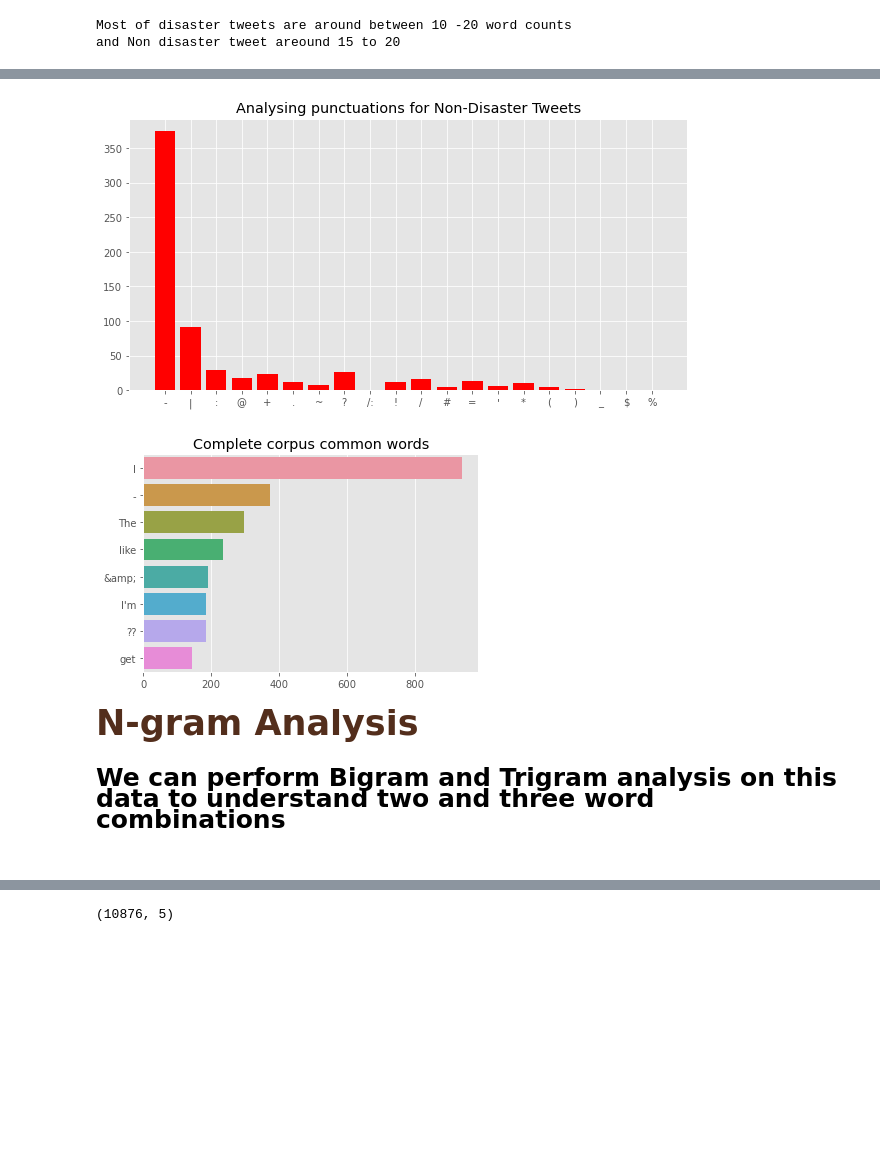
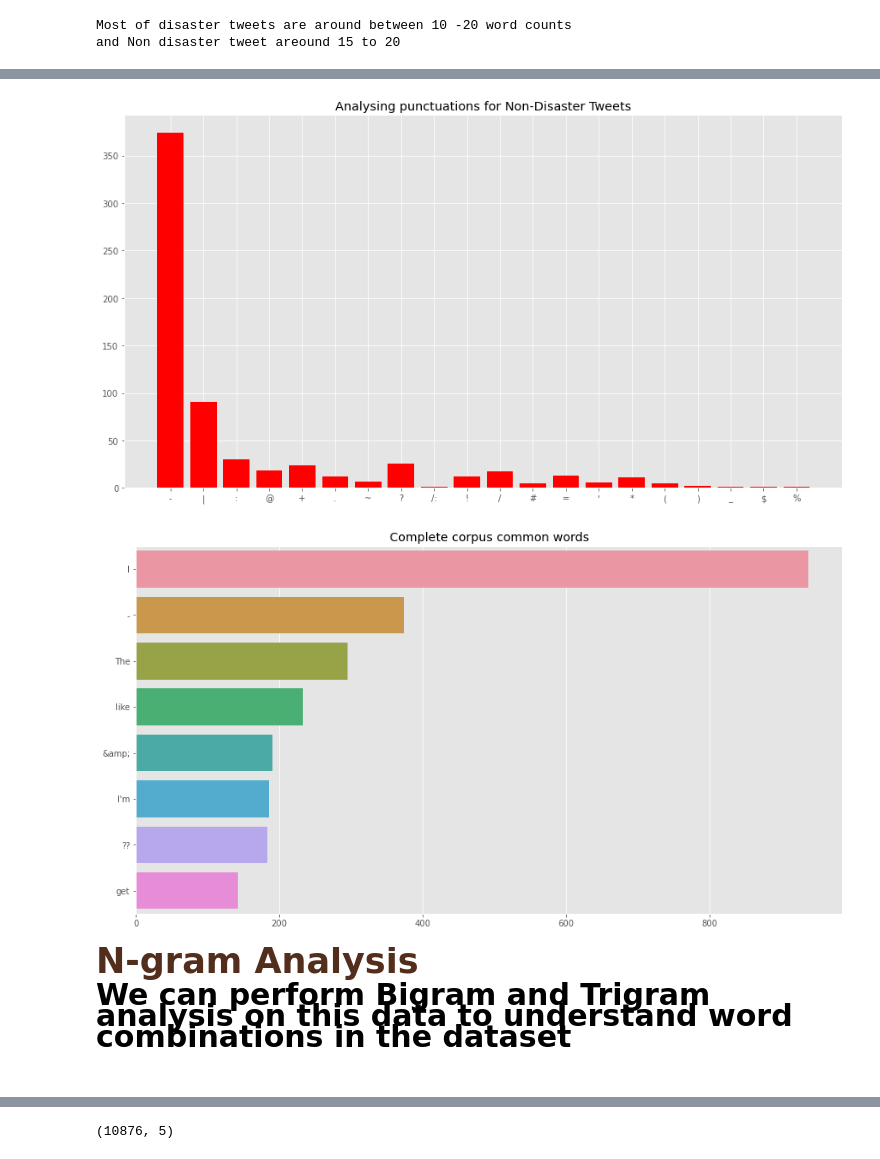
Before and after one commit to Kannank97/Introduction-to-Data-Science-with-Python, a Jupyter notebook: FDP_DataScience.ipynb, the cells around one changed output, grey strips where cells are left out. Saved outputs shown, nothing was run; the diff lists cells and outputs as text; code cells hidden in the pictures; blank space fills up the shorter version.

```diff
--- a/FDP_DataScience.ipynb
+++ b/FDP_DataScience.ipynb
@@ -1225,7 +1327,6 @@ plt.bar(x,y,color='orange');
 # %%
 #Analysing punctuations for Non-Disaster Tweets
-
-plt.figure(figsize=(10,5))
+plt.figure(figsize=(15,8))
 corpus=build_corpus(0)
 
 dic=defaultdict(int)
@@ -1239,27 +1340,29 @@ x,y=zip(*dic.items())
 plt.title("Analysing punctuations for Non-Disaster Tweets")
 plt.bar(x,y,color='red');
 # %% [output]
-[figure, old version]
+[figure, new version]
 # %%
+#performing the same for complete corpus
 complete_corpus = []
 complete_corpus.extend(build_corpus(0))
 complete_corpus.extend(build_corpus(1))
 counter=Counter(corpus)
 most=counter.most_common()
 x=[]
 y=[]
 for word,count in most[:40]:
     if (word not in stop) :
         x.append(word)
         y.append(count)
+plt.figure(figsize=(15,8))
 sns.barplot(x=y,y=x).set_title("Complete corpus common words")
 plt.show()
 # %% [output]
-[figure, old version]
+[figure, new version]
 # %% [markdown]
-<p style = "font-size : 35px; color : #532e1c ; font-family : 'Times New Roman'; border-radius: 5px 5px;"><strong>N-gram Analysis</strong></p><br/>
+<p style = "font-size : 35px; color : #532e1c ; font-family : 'Times New Roman'; border-radius: 5px 5px;"><strong>N-gram Analysis</strong></p>
 
-<p style = "font-size : 25px; font-family : 'Times New Roman'; border-radius: 5px 5px;"><strong>We can perform Bigram and Trigram analysis on this data to understand two and three word combinations</strong></p><br/>
+<p style = "font-size : 30px; font-family : 'Times New Roman'; border-radius: 5px 5px;"><strong>We can perform Bigram and Trigram analysis on this data to understand word combinations in the dataset</strong></p><br/>
 # %%
 def get_top_tweet_bigrams(corpus, gram=2, n=None):
     vec = CountVectorizer(ngram_range=(gram, gram)).fit(corpus)
```
Also changed, not shown: parts of 114 cells of this notebook.
